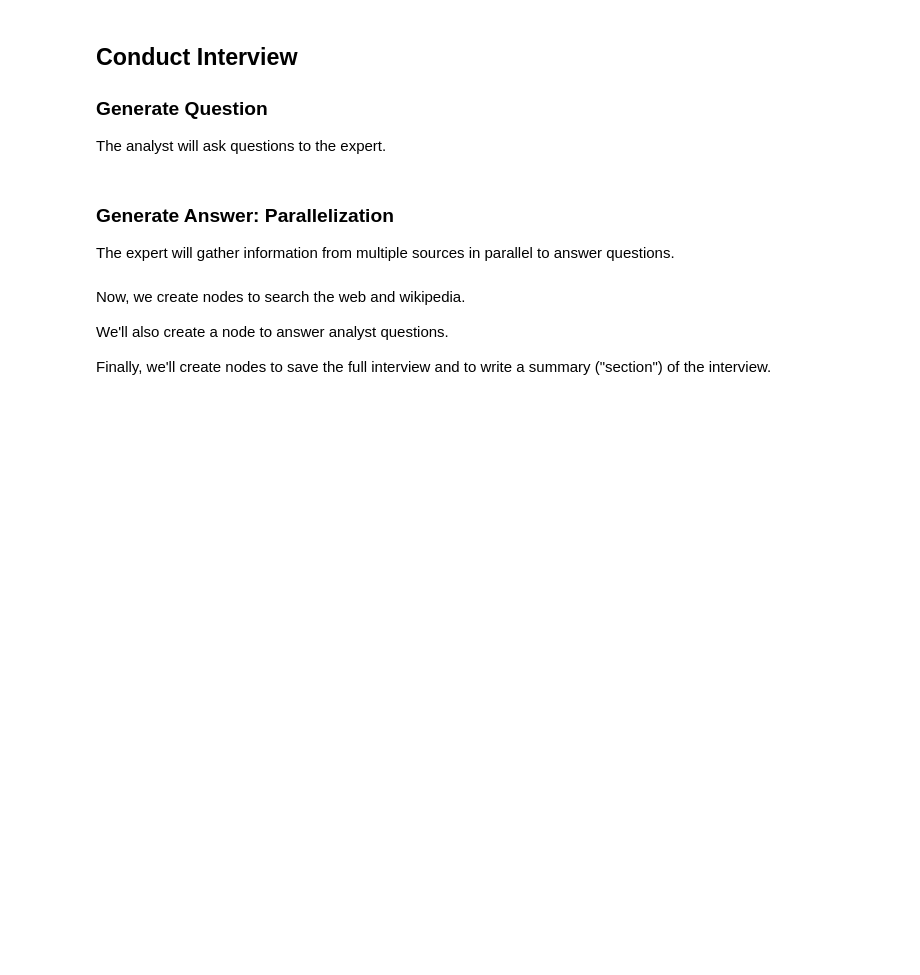
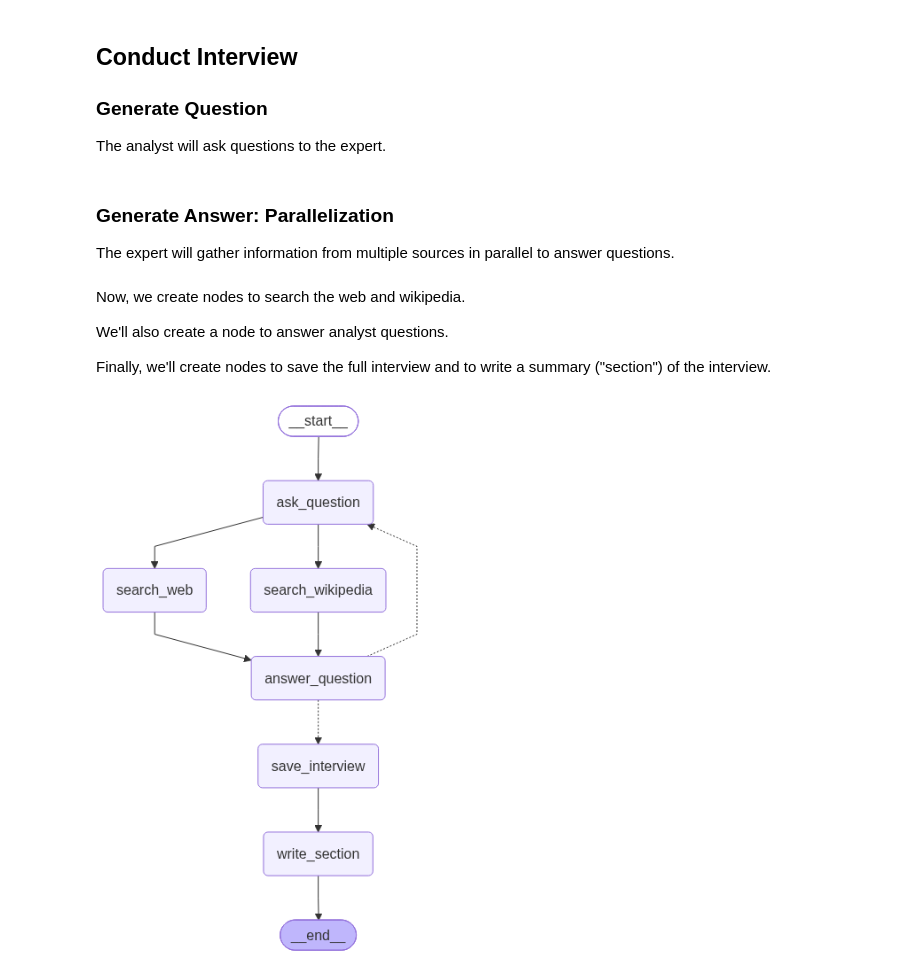
Before and after one commit to SKR18156592/multi-agent-research-assistant, a Jupyter notebook: research_assistant.ipynb, the cells around one changed output. Saved outputs shown, nothing was run; the diff lists cells and outputs as text; code cells hidden in the pictures; blank space fills up the shorter version.

```diff
--- a/research_assistant.ipynb
+++ b/research_assistant.ipynb
@@ -461,31 +460,34 @@ There should be no redundant sources. It should simply be:
 
 
 def write_section(state:InterviewState):
     interview=state['interview']
     context=state['context']
     analyst=state['analyst']
     system_message=section_writer_instructions.format(focus=analyst.description)
     section=llm.invoke([SystemMessage(content=system_message)]+[HumanMessage(content=f"use this source to write your section: {context}")])
     # pprint(section)
     return {'sections':[section.content]}
 
 
 interview_builder=StateGraph(InterviewState)
 interview_builder.add_node('ask_question',generate_question)
 interview_builder.add_node(search_web)
 interview_builder.add_node(search_wikipedia)
 interview_builder.add_node('answer_question',generate_answers)
 interview_builder.add_node(save_interview)
 interview_builder.add_node(write_section)
 
 interview_builder.add_edge(START,'ask_question')
 interview_builder.add_edge('ask_question','search_web')
 interview_builder.add_edge('ask_question','search_wikipedia')
 interview_builder.add_edge('search_web','answer_question')
 interview_builder.add_edge('search_wikipedia','answer_question')
 interview_builder.add_conditional_edges('answer_question',route_messages,['ask_question','save_interview'])
 interview_builder.add_edge('save_interview','write_section')
 interview_builder.add_edge('write_section',END)
 memory=MemorySaver()
 interview_graph=interview_builder.compile(checkpointer=memory).with_config(run_name="Conduct Interviews")
-interview_graph
+
+display(Image(interview_graph.get_graph().draw_mermaid_png()))
+# %% [output]
+[figure, added]
```
Also changed, not shown: parts of 7 cells of this notebook.
